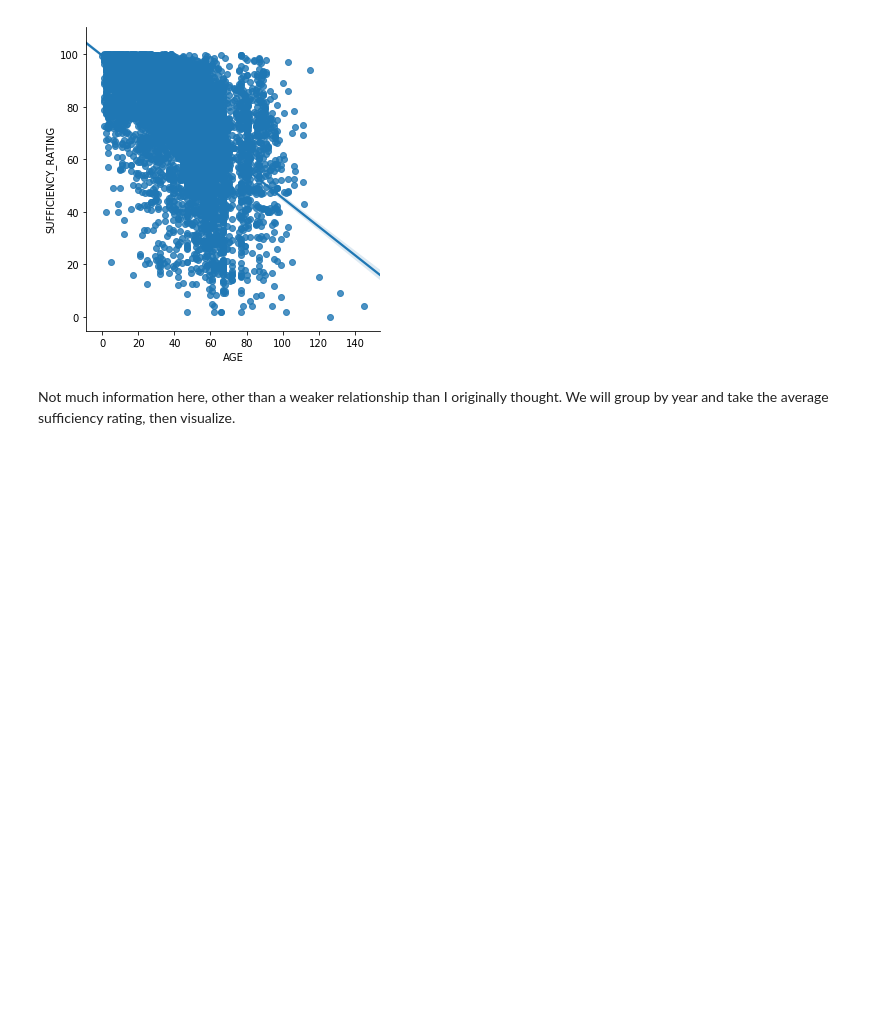
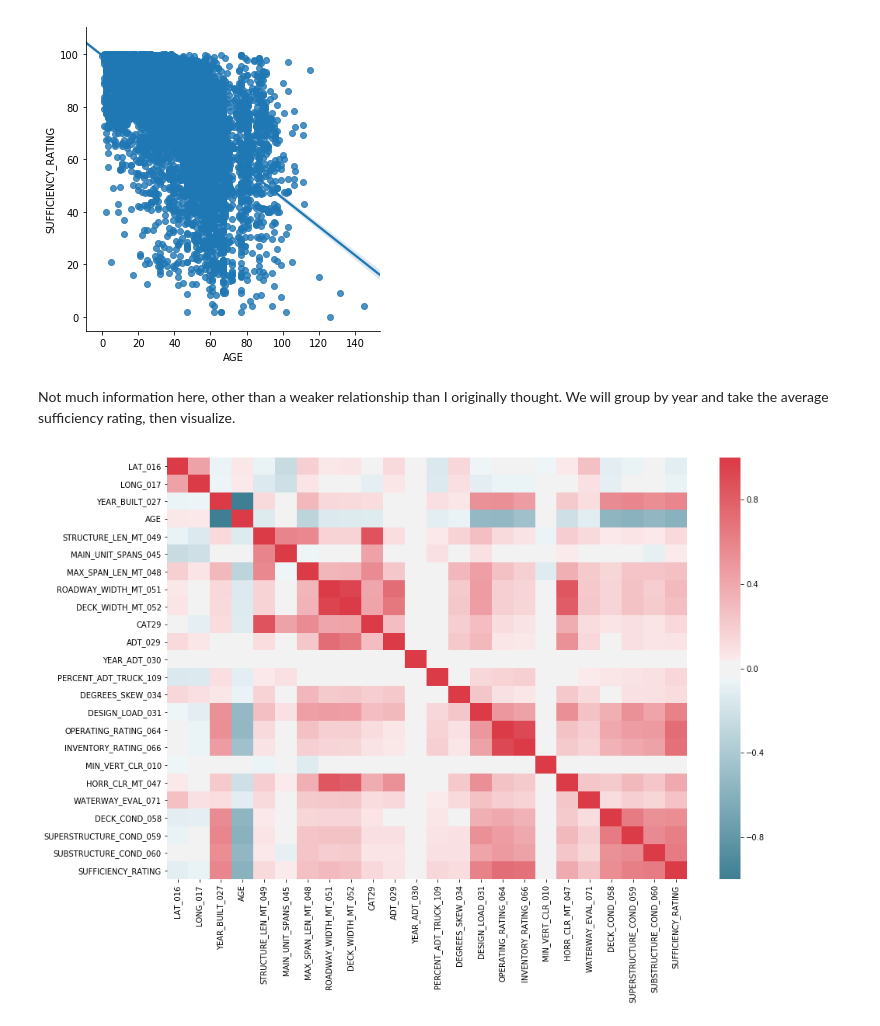
Before and after one commit to carlosbrown2/Springboard, a Jupyter notebook: Capstone Project 1.ipynb, the cells around one changed output. Saved outputs shown, nothing was run; the diff lists cells and outputs as text; code cells hidden in the pictures; blank space fills up the shorter version.

```diff
--- a/Capstone Project 1.ipynb
+++ b/Capstone Project 1.ipynb
@@ -9,8 +12,4 @@ current_year = 2017
 filedata = pd.read_csv('GA17.txt')
 #drop all culverts from the dataset, we only want to analyze bridges
 data = filedata.loc[filedata['CULVERT_COND_062']=='N']
-num_bridges = data.shape[0]
-num_features_orig = data.shape[1]
-feature_list = []
-print('Number of Bridges in Georgia (2017):',num_bridges)
-print('Number of data_bridgeset Features:',num_features_orig)
+num_bridges, num_columns = data.shape
@@ -19,0 +16,17 @@ Number of data_bridgeset Features: 137
+# %%
+#Add age column for prediction
+data['AGE'] = current_year - data['YEAR_BUILT_027']
+#Collect columns of interest
+column_list = ['LAT_016','LONG_017','YEAR_BUILT_027','AGE','STRUCTURE_LEN_MT_049','MAIN_UNIT_SPANS_045','MAX_SPAN_LEN_MT_048','ROADWAY_WIDTH_MT_051','DECK_WIDTH_MT_052','CAT29','ADT_029','YEAR_ADT_030','PERCENT_ADT_TRUCK_109','DEGREES_SKEW_034','DESIGN_LOAD_031','OPERATING_RATING_064','INVENTORY_RATING_066','MIN_VERT_CLR_010','HORR_CLR_MT_047','WATERWAY_EVAL_071','DECK_COND_058','SUPERSTRUCTURE_COND_059','SUBSTRUCTURE_COND_060','SUFFICIENCY_RATING']
+#Check dataset for null values and convert all columns to numeric values
+for column in column_list:
+    data[column] = pd.to_numeric(data[column],errors='coerce')
+    print(column,':',data[column].isnull().any())
+#The last 4 columns are the variables to be predicted
+feature_list = column_list[:-4]
+df_features = data[feature_list]
+print('')
+print('Number of Bridges in Georgia (2017):',num_bridges)
+print('Number of Dataset Columns:',num_columns)
+print('Number of Features:',len(feature_list))
+data = data[data['YEAR_BUILT_027']>1900]
@@ -106,6 +124,15 @@ plt.show()
 [figure]
 # %% [markdown]
 Not much information here, other than a weaker relationship than I originally thought. We will group by year and take the average sufficiency rating, then visualize.
+# %%
+#sns.pairplot(data[column_list])
+heat = data[column_list].corr()
+fig, ax = plt.subplots(figsize=(15, 10))
+colormap = sns.diverging_palette(220, 10, as_cmap=True)
+sns.heatmap(heat, cmap=colormap, annot=False, fmt=".2f")
+plt.show()
+# %% [output]
+[figure, added]
 # %%
 suff_data = data.groupby('YEAR_BUILT_027').mean()['SUFFICIENCY_RATING']
 suff_data = suff_data.reset_index()
```
Also changed, not shown: parts of 15 cells of this notebook.
